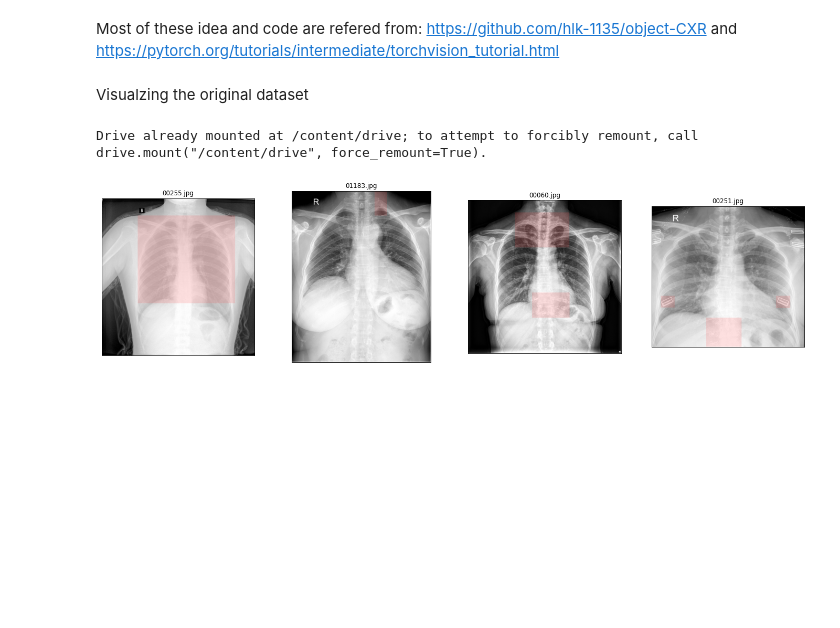
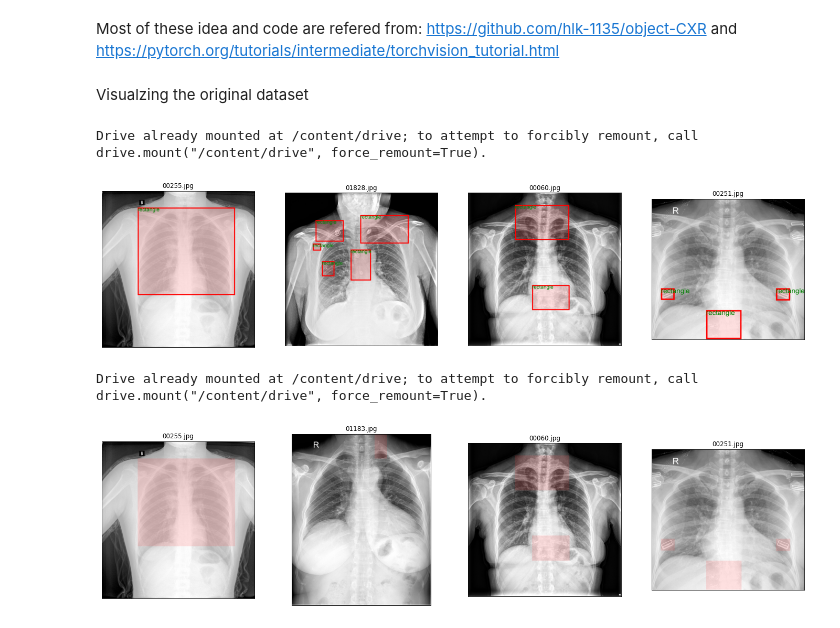
Before and after one commit to dangkimbao1999/ImageProcessing, a Jupyter notebook: problem_set4/object_cxr.ipynb, the cells around one changed output. Drawn from its saved outputs; the diff is of its cells as text; code cells hidden in the pictures; blank space fills up the shorter version.

```diff
--- a/problem_set4/object_cxr.ipynb
+++ b/problem_set4/object_cxr.ipynb
@@ -21,6 +21,53 @@ from engine import train_one_epoch
 from sklearn.metrics import roc_auc_score, roc_curve, auc
 # %% [markdown]
 Visualzing the original dataset
+# %%
+from google.colab import drive
+drive.mount('/content/drive')
+
+boxes = []
+split = 'dev'
+
+OBJECT_SEP = ';'
+ANNOTATION_SEP = ' '
+# Each data is separated by <space>, each of bounding box is separated by ;
+# First data is to defining shape of bbox, last 4 is the position
+def draw_annotation(im, anno_str, fill=(255, 63, 63, 40)):
+    font = ImageFont.truetype('/content/drive/MyDrive/object-cxr/arial.ttf',100)
+    shapes = {0: 'rectangle', 1: 'elispe', 2:'polygon'}
+    draw = ImageDraw.Draw(im, mode="RGBA")
+    for anno in anno_str.split(OBJECT_SEP):
+        anno = list(map(int, anno.split(ANNOTATION_SEP)))
+        if anno[0] == 0:
+            draw.rectangle(anno[1:], outline = (255,0,0),fill=fill, width = 20)
+        elif anno[0] == 1:
+            draw.ellipse(anno[1:],outline = (255,0,0), fill=fill,width = 20)
+        else:
+            draw.polygon(anno[1:],outline = (255,0,0), fill=fill,width = 20)
+            draw.polygon(anno[1:],outline = (255,0,0), fill = fill,width = 20)
+        draw.text((anno[1], anno[2] - 20), shapes.get(anno[0]),fill = 'green',font=font)
+
+data_dir = 'drive/MyDrive/object-cxr/'
+label_train = pd.read_csv(data_dir+'train.csv', na_filter = False)
+label_dev = pd.read_csv(data_dir+'dev.csv', na_filter = False)
+
+label_train = label_train.loc[label_train['annotation'].astype(bool)].reset_index(drop=True)
+img_class_dict_tr = dict(zip(label_train.image_name, label_train.annotation))
+img_class_dict_dev = dict(zip(label_dev.image_name, label_dev.annotation))
+fig, axs = plt.subplots(nrows=1, ncols=4, subplot_kw=dict(xticks=[], yticks=[]),
+                        figsize=(24, 6))
+
+example_idxes = [127,886,34,123]
+for row, ax in zip(label_train.iloc[example_idxes].itertuples(index=False), axs):
+    im = Image.open(data_dir + "train/" + row.image_name).convert("RGB")
+    if row.annotation:
+        draw_annotation(im, row.annotation)
+
+    ax.imshow(im)
+    ax.set_title(f"{row.image_name}")
+# %% [output]
+Drive already mounted at /content/drive; to attempt to forcibly remount, call drive.mount("/content/drive", force_remount=True).
+[figure, added]
 # %%
 from google.colab import drive
 drive.mount('/content/drive')
```
Also changed, not shown: parts of 3 cells of this notebook.
